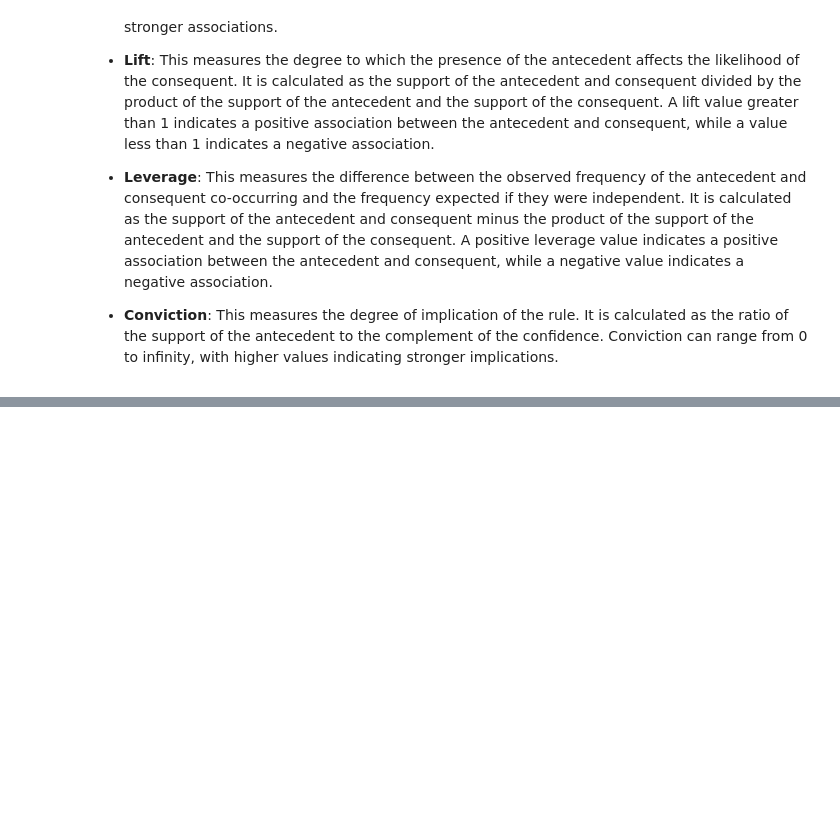
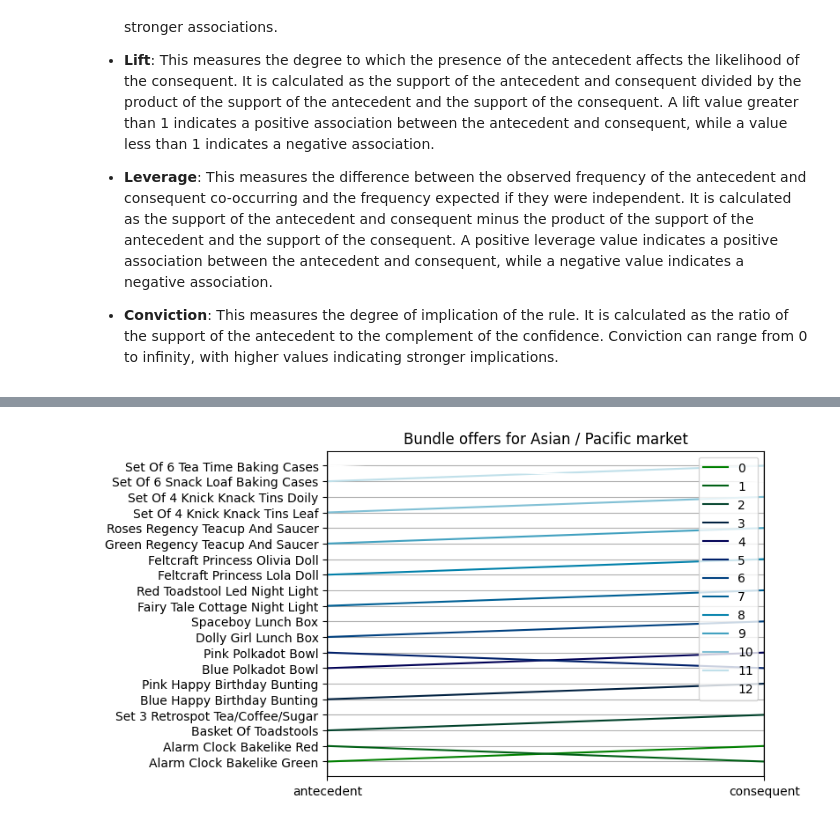
Before and after one commit to antobzzll/Analytics-Portfolio, a Jupyter notebook: Business Analytics/Market Basket Analysis/e-commerce-analytics.ipynb, the cells around one changed output, grey strips where cells are left out. Cells and saved outputs as stored; diff of their text form; code cells hidden in the pictures; blank space fills up the shorter version.

```diff
--- a/Business Analytics/Market Basket Analysis/e-commerce-analytics.ipynb
+++ b/Business Analytics/Market Basket Analysis/e-commerce-analytics.ipynb
@@ -583,0 +532,12 @@ These MBA metrics are commonly used in association rule mining, a data mining te
+# %%
+rules['antecedent'] = rules['antecedents'].apply(lambda x: list(x)[0])
+rules['consequent'] = rules['consequents'].apply(lambda x: list(x)[0])
+rules['rule'] = rules.index
+
+coords = rules[['antecedent', 'consequent', 'rule']]
+
+parallel_coordinates(coords, 'rule', colormap='ocean')
+plt.title('Bundle offers for Asian / Pacific market')
+plt.show()
+# %% [output]
+[figure, added]
```
Also changed, not shown: parts of 23 cells of this notebook, 1 other file.
